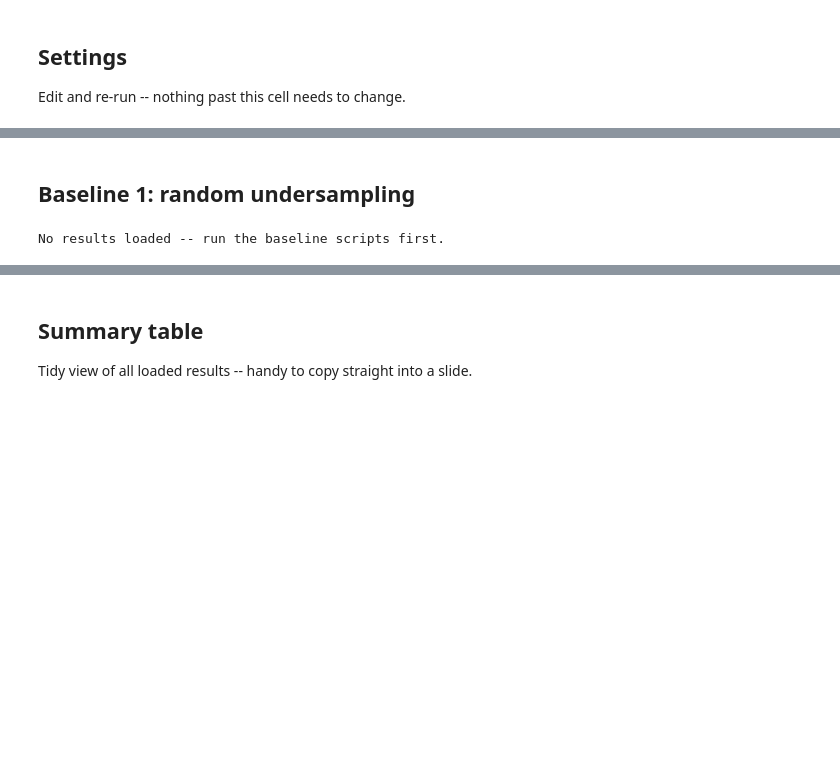
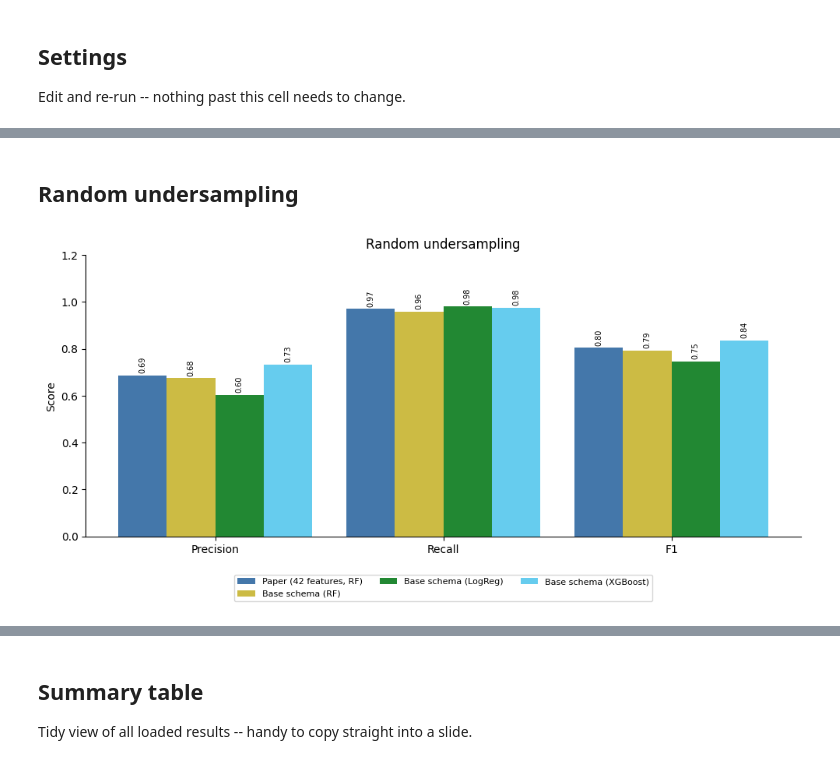
Before and after one commit to annaneliaa/msc-thesis, a Jupyter notebook: src/thesis/notebooks/baselines/cscas_baseline_comparison.ipynb, the cells around one changed output, grey strips where cells are left out. Saved outputs shown, nothing was run; the diff lists cells and outputs as text; code cells hidden in the pictures; blank space fills up the shorter version.

```diff
--- a/src/thesis/notebooks/baselines/cscas_baseline_comparison.ipynb
+++ b/src/thesis/notebooks/baselines/cscas_baseline_comparison.ipynb
@@ -59,36 +81,44 @@ Loaded results for: []
 # %%
-def plot_baseline(baseline_key: str, title: str) -> None:
+def plot_baseline(condition_key: str, title: str) -> None:
+    """Grouped bar chart across every loaded method that actually reports
+    `condition_key` -- excludes zero-shot always (flat shape, no
+    conditions -- see plot_zeroshot() below), and excludes BERT/SecureBERT
+    from the "random"/"guided" plots since they only report
+    "class_weighted" (see Docs/Baselines.md scope decision)."""
     metrics = ["precision", "recall", "f1"]
-    methods = [n for n in RESULT_NAMES if n in results]
+    methods = [
+        n for n in RESULT_NAMES
+        if n in results and not is_zero_shot(results[n]) and condition_key in results[n]
+    ]
     if not methods:
-        print("No results loaded -- run the baseline scripts first.")
+        print(f"No results loaded with a '{condition_key}' condition -- run the baseline scripts first.")
         return
 
     x = np.arange(len(metrics))
-    width = 0.8 / len(methods)
+    width = 0.85 / len(methods)
 
-    fig, ax = plt.subplots(figsize=(7, 4))
+    fig, ax = plt.subplots(figsize=(10, 5))
     for i, name in enumerate(methods):
-        values = [results[name][baseline_key][m] for m in metrics]
+        values = [results[name][condition_key][m] for m in metrics]
         offset = (i - (len(methods) - 1) / 2) * width
         bars = ax.bar(
             x + offset, values, width,
             label=LABELS.get(name, name), color=COLORS.get(name),
         )
-        ax.bar_label(bars, fmt="%.3f", fontsize=8, padding=2)
+        ax.bar_label(bars, fmt="%.2f", fontsize=7, padding=2, rotation=90)
 
     ax.set_xticks(x)
     ax.set_xticklabels([m.capitalize() for m in metrics])
-    ax.set_ylim(0, 1.05)
+    ax.set_ylim(0, 1.2)
     ax.set_ylabel("Score")
     ax.set_title(title)
-    ax.legend(loc="lower right", fontsize=8)
+    ax.legend(loc="upper center", bbox_to_anchor=(0.5, -0.12), ncol=3, fontsize=8)
     ax.spines[["top", "right"]].set_visible(False)
     fig.tight_layout()
     plt.show()
 # %% [markdown]
-## Baseline 1: random undersampling
+## Random undersampling
 # %%
-plot_baseline("baseline_1", "Baseline 1: random undersampling")
+plot_baseline("random", "Random undersampling")
 # %% [output]
-No results loaded -- run the baseline scripts first.
+[figure, added]
```
Also changed, not shown: parts of 11 cells of this notebook, 9 other files.
